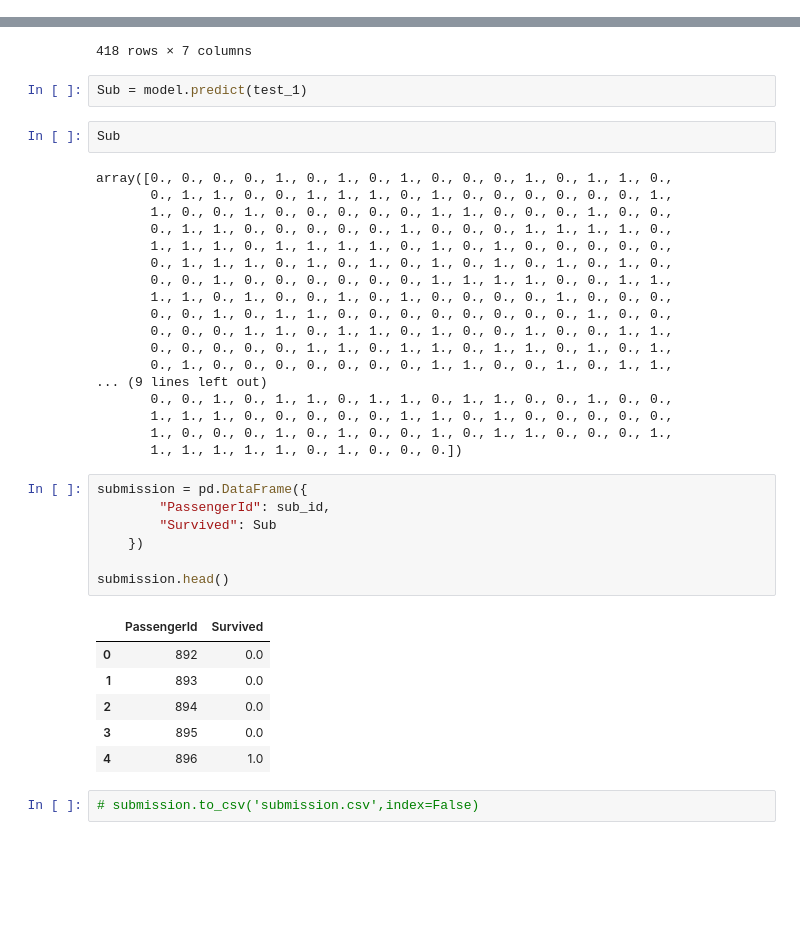
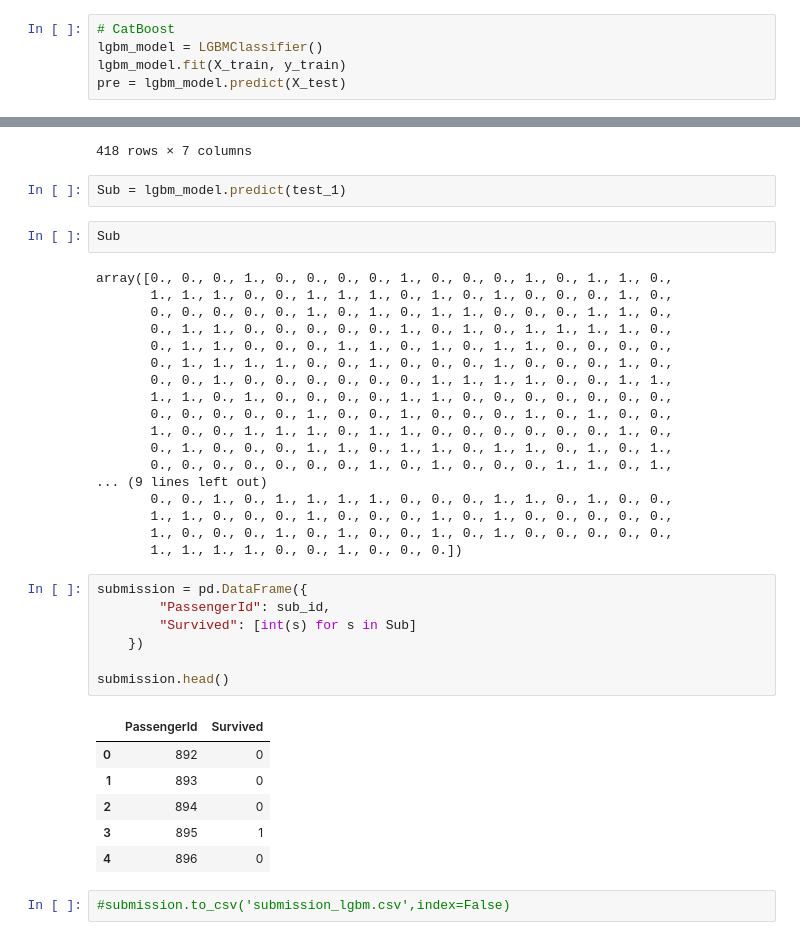
Before and after one commit to Vedatgul/Titanic-Survival-Prediction-with-ML, a Jupyter notebook: titanic-survival-prediction-with-ml.ipynb, the cells around one changed output, grey strips where cells are left out. Saved outputs shown, nothing was run; the diff lists cells and outputs as text; blank space fills up the shorter version.

Commit message:
Kaggle Notebook | Titanic Survival Prediction with ML | Version 16

```diff
--- a/titanic-survival-prediction-with-ml.ipynb
+++ b/titanic-survival-prediction-with-ml.ipynb
@@ -365,3 +366,8 @@ acc_log = round(model.score(X_train, y_train) * 100, 2)
 acc_log
 # %% [output]
 79.49
+# %%
+# CatBoost
+lgbm_model = LGBMClassifier()
+lgbm_model.fit(X_train, y_train)
+pre = lgbm_model.predict(X_test)
@@ -414,40 +440,40 @@ test_1
 | 1308 | 0 | 29.881138 | 22.3583 | 0 | 1 | 1 | 0 |
 418 rows × 7 columns
 # %%
-Sub = model.predict(test_1)
+Sub = lgbm_model.predict(test_1)
 # %%
 Sub
 # %% [output]
-array([0., 0., 0., 0., 1., 0., 1., 0., 1., 0., 0., 0., 1., 0., 1., 1., 0.,
-       0., 1., 1., 0., 0., 1., 1., 1., 0., 1., 0., 0., 0., 0., 0., 0., 1.,
-       1., 0., 0., 1., 0., 0., 0., 0., 0., 1., 1., 0., 0., 0., 1., 0., 0.,
-       0., 1., 1., 0., 0., 0., 0., 0., 1., 0., 0., 0., 1., 1., 1., 1., 0.,
-       1., 1., 1., 0., 1., 1., 1., 1., 0., 1., 0., 1., 0., 0., 0., 0., 0.,
-       0., 1., 1., 1., 0., 1., 0., 1., 0., 1., 0., 1., 0., 1., 0., 1., 0.,
+array([0., 0., 0., 1., 0., 0., 0., 0., 1., 0., 0., 0., 1., 0., 1., 1., 0.,
+       1., 1., 1., 0., 0., 1., 1., 1., 0., 1., 0., 1., 0., 0., 0., 1., 0.,
+       0., 0., 0., 0., 0., 1., 0., 1., 0., 1., 1., 0., 0., 0., 1., 1., 0.,
+       0., 1., 1., 0., 0., 0., 0., 0., 1., 0., 1., 0., 1., 1., 1., 1., 0.,
+       0., 1., 1., 0., 0., 0., 1., 1., 0., 1., 0., 1., 1., 0., 0., 0., 0.,
+       0., 1., 1., 1., 1., 0., 0., 1., 0., 0., 0., 1., 0., 0., 0., 1., 0.,
        0., 0., 1., 0., 0., 0., 0., 0., 0., 1., 1., 1., 1., 0., 0., 1., 1.,
-       1., 1., 0., 1., 0., 0., 1., 0., 1., 0., 0., 0., 0., 1., 0., 0., 0.,
-       0., 0., 1., 0., 1., 1., 0., 0., 0., 0., 0., 0., 0., 0., 1., 0., 0.,
-       0., 0., 0., 1., 1., 0., 1., 1., 0., 1., 0., 0., 1., 0., 0., 1., 1.,
-       0., 0., 0., 0., 0., 1., 1., 0., 1., 1., 0., 1., 1., 0., 1., 0., 1.,
-       0., 1., 0., 0., 0., 0., 0., 0., 0., 1., 1., 0., 0., 1., 0., 1., 1.,
+       1., 1., 0., 1., 0., 0., 0., 0., 1., 1., 0., 0., 0., 0., 0., 0., 0.,
+       0., 0., 0., 0., 0., 1., 0., 0., 1., 0., 0., 0., 1., 0., 1., 0., 0.,
+       1., 0., 0., 1., 1., 1., 0., 1., 1., 0., 0., 0., 0., 0., 0., 1., 0.,
+       0., 1., 0., 0., 0., 1., 1., 0., 1., 1., 0., 1., 1., 0., 1., 0., 1.,
+       0., 0., 0., 0., 0., 0., 0., 1., 0., 1., 0., 0., 0., 1., 1., 0., 1.,
 ... (9 lines left out)
-       0., 0., 1., 0., 1., 1., 0., 1., 1., 0., 1., 1., 0., 0., 1., 0., 0.,
-       1., 1., 1., 0., 0., 0., 0., 0., 1., 1., 0., 1., 0., 0., 0., 0., 0.,
-       1., 0., 0., 0., 1., 0., 1., 0., 0., 1., 0., 1., 1., 0., 0., 0., 1.,
-       1., 1., 1., 1., 1., 0., 1., 0., 0., 0.])
+       0., 0., 1., 0., 1., 1., 1., 1., 0., 0., 0., 1., 1., 0., 1., 0., 0.,
+       1., 1., 0., 0., 0., 1., 0., 0., 0., 1., 0., 1., 0., 0., 0., 0., 0.,
+       1., 0., 0., 0., 1., 0., 1., 0., 0., 1., 0., 1., 0., 0., 0., 0., 0.,
+       1., 1., 1., 1., 0., 0., 1., 0., 0., 0.])
 # %%
 submission = pd.DataFrame({
         "PassengerId": sub_id,
-        "Survived": Sub
+        "Survived": [int(s) for s in Sub]
     })
 
 submission.head()
 # %% [output]
 |  | PassengerId | Survived |
-| 0 | 892 | 0.0 |
-| 1 | 893 | 0.0 |
-| 2 | 894 | 0.0 |
-| 3 | 895 | 0.0 |
-| 4 | 896 | 1.0 |
+| 0 | 892 | 0 |
+| 1 | 893 | 0 |
+| 2 | 894 | 0 |
+| 3 | 895 | 1 |
+| 4 | 896 | 0 |
 # %%
-# submission.to_csv('submission.csv',index=False)
+#submission.to_csv('submission_lgbm.csv',index=False)
```
Also changed, not shown: parts of 6 cells of this notebook.
